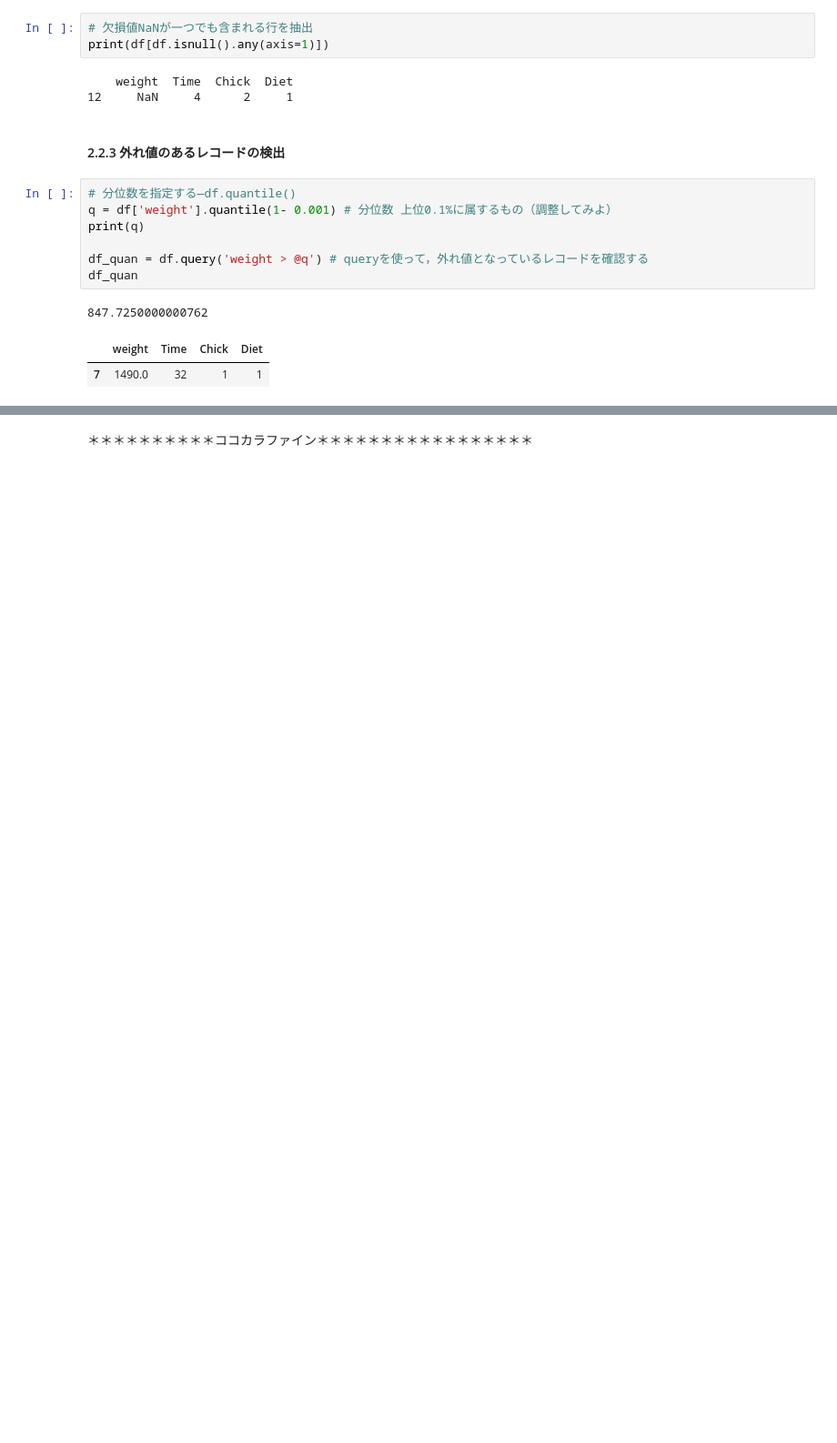
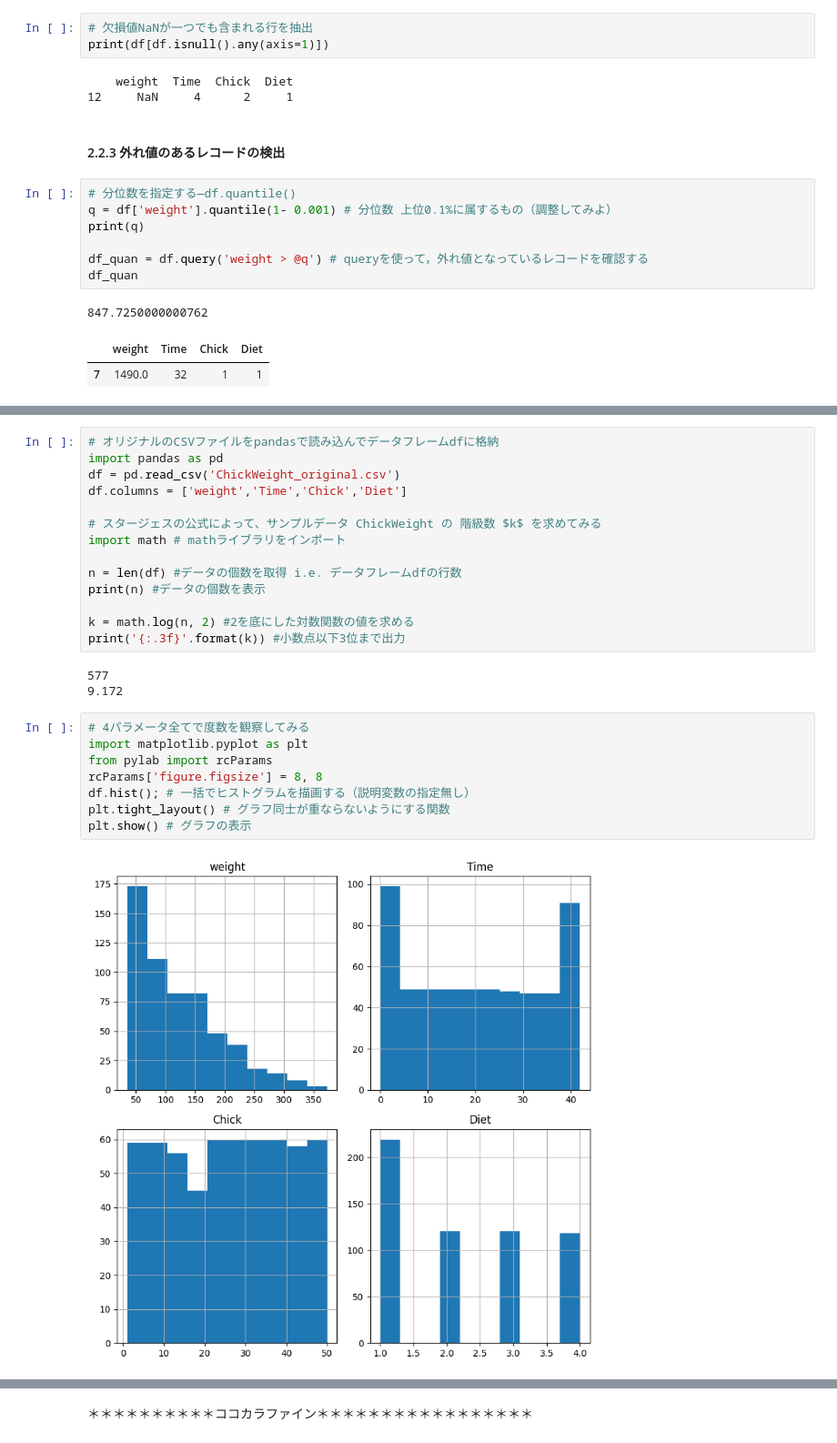
Before and after one commit to MDASH-shinshu/MDASH-T-DS, a Jupyter notebook: 2/2_analysis_design_colab.ipynb, the cells around one changed output, grey strips where cells are left out. Shown at 91% size. Drawn from its saved outputs; the diff is of its cells as text; blank space fills up the shorter version.

```diff
--- a/2/2_analysis_design_colab.ipynb
+++ b/2/2_analysis_design_colab.ipynb
@@ -250,0 +272,27 @@ df_quan
+# %%
+# オリジナルのCSVファイルをpandasで読み込んでデータフレームdfに格納
+import pandas as pd
+df = pd.read_csv('ChickWeight_original.csv')
+df.columns = ['weight','Time','Chick','Diet']
+
+# スタージェスの公式によって、サンプルデータ ChickWeight の 階級数 $k$ を求めてみる
+import math # mathライブラリをインポート
+
+n = len(df) #データの個数を取得 i.e. データフレームdfの行数
+print(n) #データの個数を表示
+
+k = math.log(n, 2) #2を底にした対数関数の値を求める
+print('{:.3f}'.format(k)) #小数点以下3位まで出力
+# %% [output]
+577
+9.172
+# %%
+# 4パラメータ全てで度数を観察してみる
+import matplotlib.pyplot as plt
+from pylab import rcParams
+rcParams['figure.figsize'] = 8, 8
+df.hist(); # 一括でヒストグラムを描画する（説明変数の指定無し）
+plt.tight_layout() # グラフ同士が重ならないようにする関数
+plt.show() # グラフの表示
+# %% [output]
+[figure, added]
```
Also changed, not shown: parts of 28 cells of this notebook.
